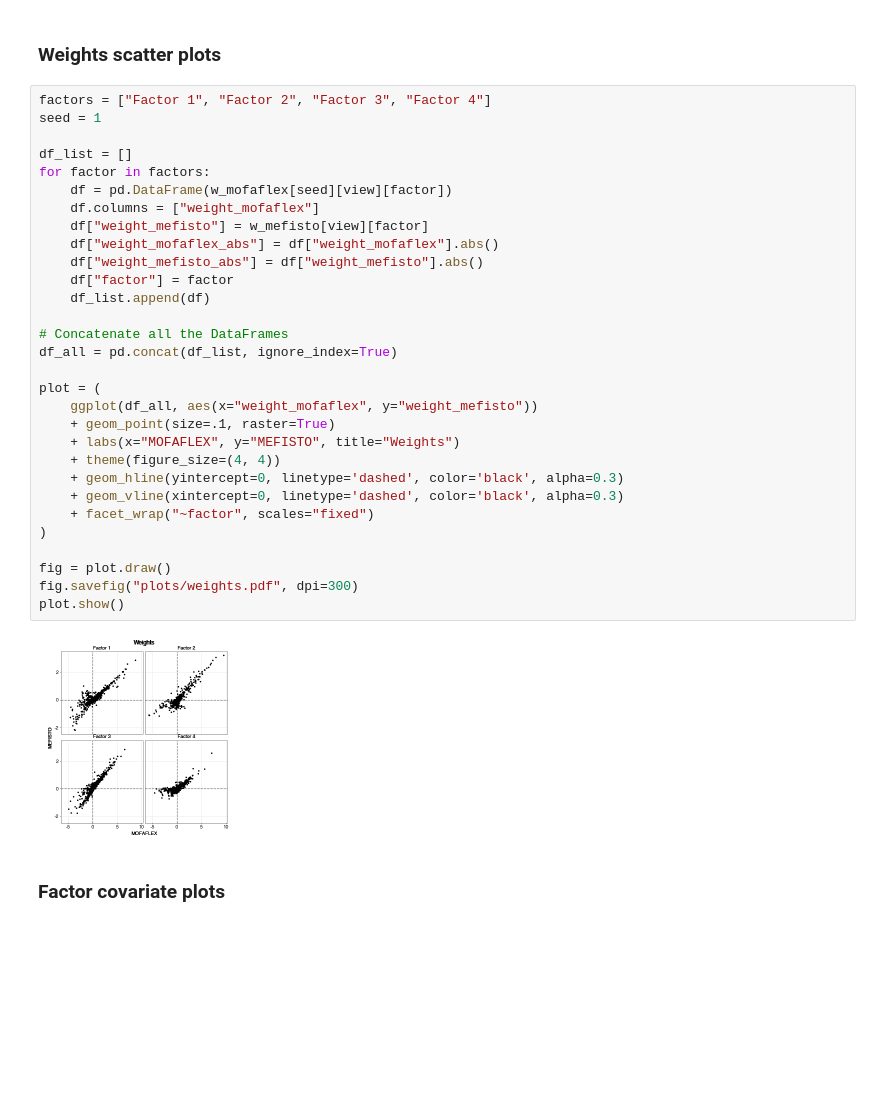
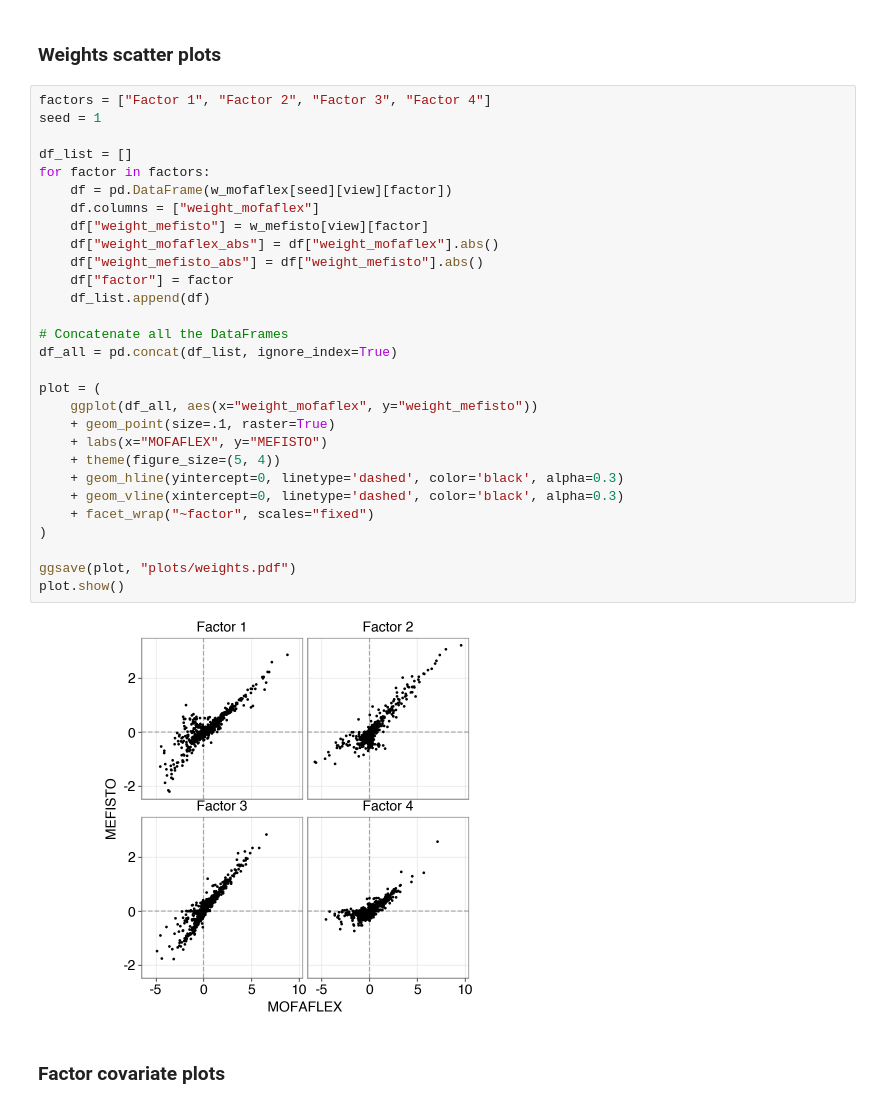
Before and after one commit to bioFAM/mofaflex-analysis, a Jupyter notebook: comparison_mefisto_visium/analysis.ipynb, the cells around one changed output. Saved outputs shown, nothing was run; the diff lists cells and outputs as text; blank space fills up the shorter version.

```diff
--- a/comparison_mefisto_visium/analysis.ipynb
+++ b/comparison_mefisto_visium/analysis.ipynb
@@ -128,35 +128,34 @@ plot.show()
 # %%
 factors = ["Factor 1", "Factor 2", "Factor 3", "Factor 4"]
 seed = 1
 
 df_list = []
 for factor in factors:
     df = pd.DataFrame(w_mofaflex[seed][view][factor])
     df.columns = ["weight_mofaflex"]
     df["weight_mefisto"] = w_mefisto[view][factor]
     df["weight_mofaflex_abs"] = df["weight_mofaflex"].abs()
     df["weight_mefisto_abs"] = df["weight_mefisto"].abs()
     df["factor"] = factor
     df_list.append(df)
 
 # Concatenate all the DataFrames
 df_all = pd.concat(df_list, ignore_index=True)
 
 plot = (
     ggplot(df_all, aes(x="weight_mofaflex", y="weight_mefisto"))
     + geom_point(size=.1, raster=True)
-    + labs(x="MOFAFLEX", y="MEFISTO", title="Weights")
-    + theme(figure_size=(4, 4))
+    + labs(x="MOFAFLEX", y="MEFISTO")
+    + theme(figure_size=(5, 4))
     + geom_hline(yintercept=0, linetype='dashed', color='black', alpha=0.3)
     + geom_vline(xintercept=0, linetype='dashed', color='black', alpha=0.3)
     + facet_wrap("~factor", scales="fixed")
 )
 
-fig = plot.draw()
-fig.savefig("plots/weights.pdf", dpi=300)
+ggsave(plot, "plots/weights.pdf")
 plot.show()
 # %% [output]
-[figure, old version]
+[figure, new version]
 # %% [markdown]
 ### Factor covariate plots
 # %%
```
Also changed, not shown: parts of 3 cells of this notebook, 2 other files.
